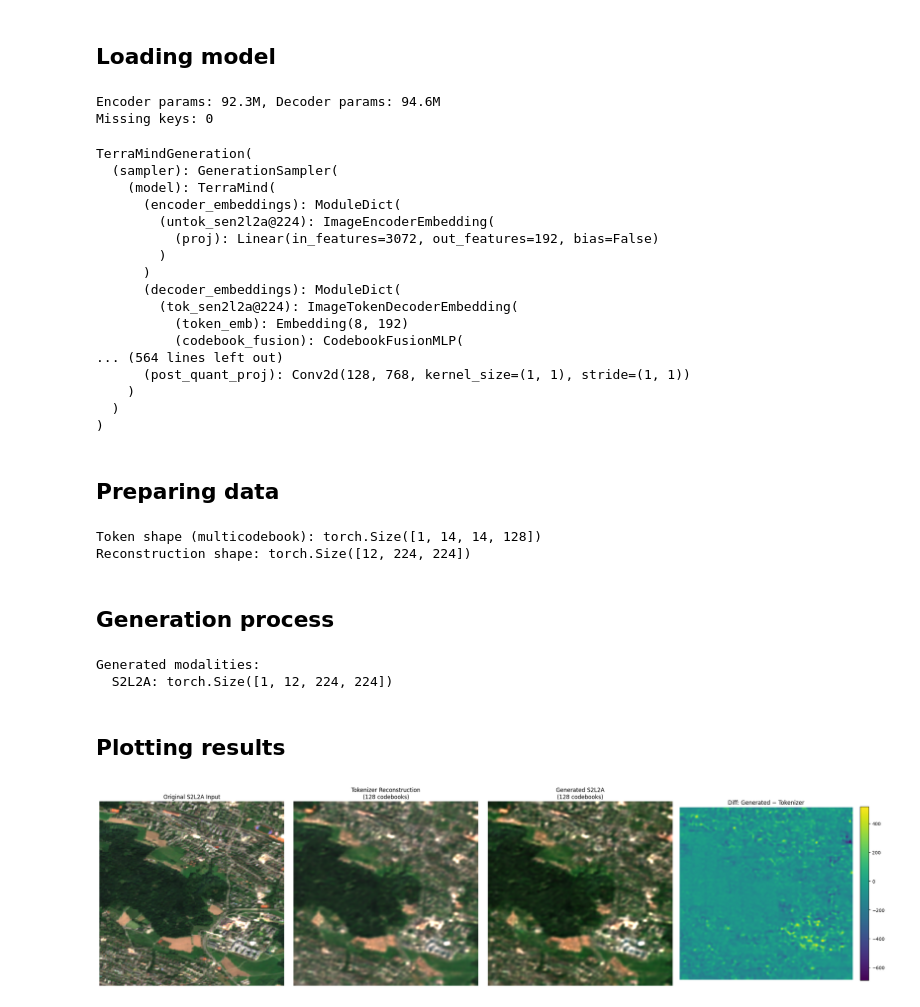
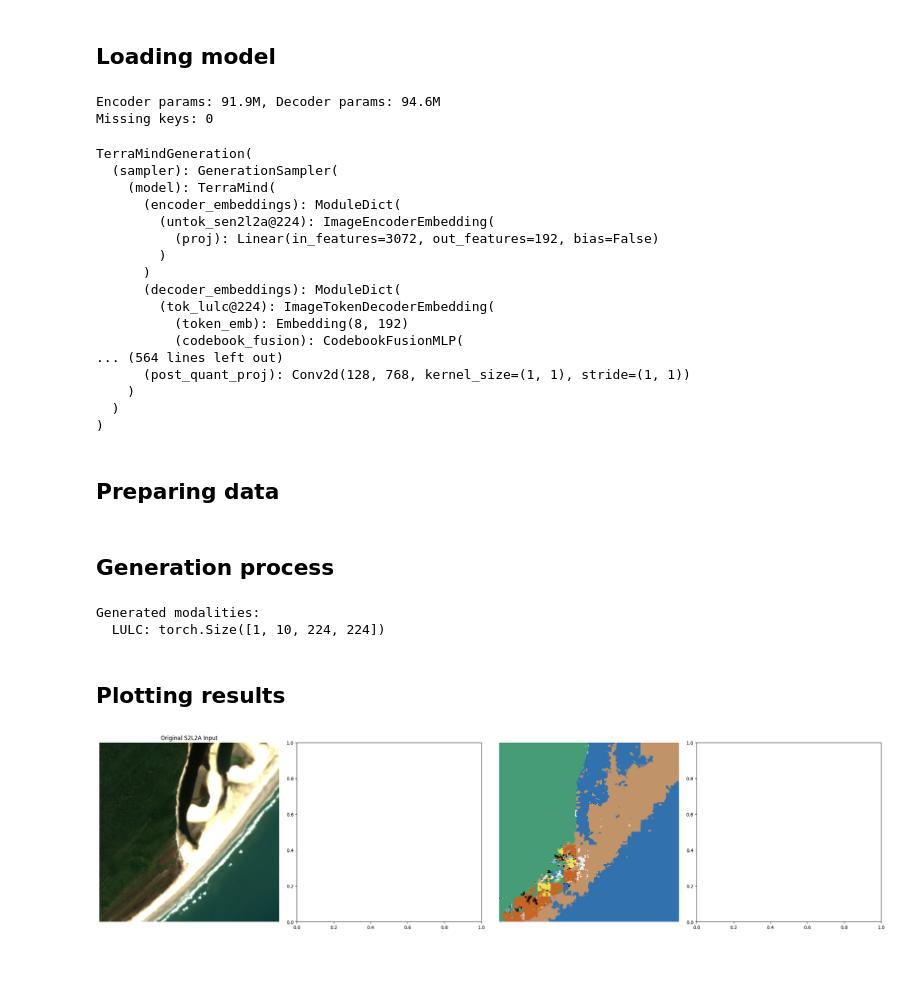
Before and after one commit to jhnnsjkbk1/terratorch, a Jupyter notebook: examples/terramind_v1_5_generation_test.ipynb, the cells around one changed output. Cells and saved outputs as stored; diff of their text form; code cells hidden in the pictures; blank space fills up the shorter version.

Commit message:
overview plots

```diff
--- a/examples/terramind_v1_5_generation_test.ipynb
+++ b/examples/terramind_v1_5_generation_test.ipynb
@@ -50,7 +49,7 @@ else:
     device = 'cpu'
 
 print(f"Using device: {device}")
-modalities = ['S2L2A'] # 'S1RTC', 'S1RTC_tokens', "LULC_tokens", , "NDVI", "NDVI_tokens"
+modalities = ["S2L2A", "DEM"]
 # %% [output]
 Using device: mps
 # %% [markdown]
@@ -138,9 +141,9 @@ checkpoint_path = '/Users/jja/Documents/02_EOFM/TerraMind-Pretraining/checkpoint
 
 model = TerraMindGeneration(
     img_size=224,
-    modalities=['S2L2A'],
+    modalities=input_modality,
     # output_modalities=['S1GRD', 'DEM', 'LULC'],
-    output_modalities=['S2L2A'],
+    output_modalities=target_modalities,
     tokenizer_dict=tokenizer_dict['v1_5'],
     encoder_depth=12,
     decoder_depth=4,
@@ -163,7 +166,7 @@ print(f"Missing keys: {len(missing_keys)}")
 model.eval()
 model.to(device)
 # %% [output]
-Encoder params: 92.3M, Decoder params: 94.6M
+Encoder params: 91.9M, Decoder params: 94.6M
 Missing keys: 0
 TerraMindGeneration(
   (sampler): GenerationSampler(
@@ -174,7 +177,7 @@ TerraMindGeneration(
         )
       )
       (decoder_embeddings): ModuleDict(
-        (tok_sen2l2a@224): ImageTokenDecoderEmbedding(
+        (tok_lulc@224): ImageTokenDecoderEmbedding(
           (token_emb): Embedding(8, 192)
           (codebook_fusion): CodebookFusionMLP(
 ... (564 lines left out)
@@ -188,50 +191,66 @@ TerraMindGeneration(
 data = {}
 sample = {}
 
-for modality in modalities:
-    example = '/Users/jja/Documents/02_EOFM/terramind/examples/S2L2A/Zurich_S2L2A.tif'
+input_modality = input_modality[0]
+sample_id = "38D_378R_2_3"
+
+example = f'/Users/jja/Documents/02_EOFM/terramind/examples/{input_modality}/{sample_id}.tif'
+# example = f'/Users/jja/Documents/02_EOFM/terramind/examples/{input_modality}/Frascati_S2L2A.tif'
+
+for target_modality in target_modalities:
+    target = f'/Users/jja/Documents/02_EOFM/terramind/examples/{target_modality}/{sample_id}.tif'
 
     # Load an S-2 L2A example
     image = rxr.open_rasterio(example)
-    sample['S2L2A'] = torch.Tensor(image.values, device='cpu').unsqueeze(0)
+    sample[input_modality] = torch.Tensor(image.values, device='cpu').unsqueeze(0)
 
     # Extract and prepare data
-    data[modality] = sample[modality][0, :, :224, :224]
-    input = sample[modality][:1, :, :224, :224].to(device)
+    data[input_modality] = sample[input_modality][0, :, :224, :224]
+    input = sample[input_modality][0, :, :224, :224].to(device)
 
     # Standardize
-    input_standardized = (input - mean[modality]) / std[modality]
+    input_standardized = (input - mean[input_modality]) / std[input_modality]
+
+    # Load a target sample
+    target_sample = rxr.open_rasterio(target)
+    sample[target_modality] = torch.Tensor(target_sample.values, device='cpu').unsqueeze(0)
+
+    # Extract and prepare data
+    data[target_modality] = sample[target_modality][0, :, :224, :224]
+    target_sample = sample[target_modality][0, :, :224, :224].to(device)
+
+    # Standardize
+    target_standardized = (target_sample - mean[target_modality]) / std[target_modality]
+
 
     # Tokenize (multicodebook output: B, num_codebooks, H, W)
     with torch.no_grad():
-        tokens = tokenizer_s2l2a.tokenize(input_standardized)
-        print(f"Token shape (multicodebook): {tokens.shape}")  # Should be (1, 128, 14, 14)
+        tokens = tokenizer[target_modality].tokenize(target_standardized)
+        print(f"Token shape (multicodebook): {tokens.shape}")
 
         # Decode tokens
-        reconstruction = tokenizer_s2l2a.decode_tokens(tokens)
+        reconstruction = tokenizer[target_modality].decode_tokens(tokens)
 
         # Unstandardize
-        reconstruction_unstd = (reconstruction * std[modality] + mean[modality])[0]
+        reconstruction_unstd = (reconstruction * std[target_modality] + mean[target_modality])[0]
 
     print(f"Reconstruction shape: {reconstruction_unstd.shape}")
-# %% [output]
-Token shape (multicodebook): torch.Size([1, 14, 14, 128])
-Reconstruction shape: torch.Size([12, 224, 224])
 # %% [markdown]
 ## Generation process
 # %%
 with torch.no_grad():
-    generated = model(input_standardized, verbose=True)
+    generated = model(input_standardized, verbose=True, )
 
 print("\nGenerated modalities:")
 for mod, value in generated.items():
     print(f"  {mod}: {value.shape}")
 # %% [output]
 Generated modalities:
-  S2L2A: torch.Size([1, 12, 224, 224])
+  LULC: torch.Size([1, 10, 224, 224])
 # %% [markdown]
 ## Plotting results
 # %%
+import einops
 # Create plot
 n_plots = 4  # Original + Reconstruction + Generated + Diff
 fig, axes = plt.subplots(1, n_plots, figsize=(6 * n_plots, 6))
@@ -239,46 +258,47 @@ axes = axes.flatten()
 
 # Original
 plot_modality(
-    mod,
-    data[modality],
+    input_modality,
+    data[input_modality],
     ax=axes[0],
     title='Original S2L2A Input'
 )
 
 # Tokenizer reconstruction
 plot_modality(
-    mod,
+    target_modality,
     reconstruction_unstd,
     ax=axes[1],
     title='Tokenizer Reconstruction\n(128 codebooks)'
 )
 
 # Generated
 gen_mod, value = next(iter(generated.items()))
-generated_unstd = value[0] * std[modality] + mean[modality]
-generated_np = generated_unstd[0].cpu().numpy()
+generated_unstd = value[0] * std[target_modality] + mean[target_modality]
+generated_np = generated_unstd.detach().cpu().numpy()
 
 plot_modality(
-    mod,
+    target_modality,
     generated_np,
     ax=axes[2],
     title='Generated S2L2A\n(128 codebooks)'
 )
 
 # Diff: Generated − Tokenizer
 diff = generated_np - reconstruction_unstd.cpu().numpy()
-im = axes[3].imshow(diff.squeeze()[2])
+# im = axes[3].imshow(diff[:,1,:,:].squeeze())
+im = axes[3].imshow(diff.squeeze())
 axes[3].set_title('Diff: Generated − Tokenizer')
 axes[3].axis("off")
 
 plt.colorbar(im, ax=axes[3], fraction=0.046, pad=0.04)
 
 plt.tight_layout()
 plt.savefig(
     'terramind_v1_5_generation_results.pdf',
     dpi=300,
     bbox_inches='tight'
 )
 plt.show()
 # %% [output]
-[figure, old version]
+[figure, new version]
```
Also changed, not shown: parts of 4 cells of this notebook, 1 other file.
